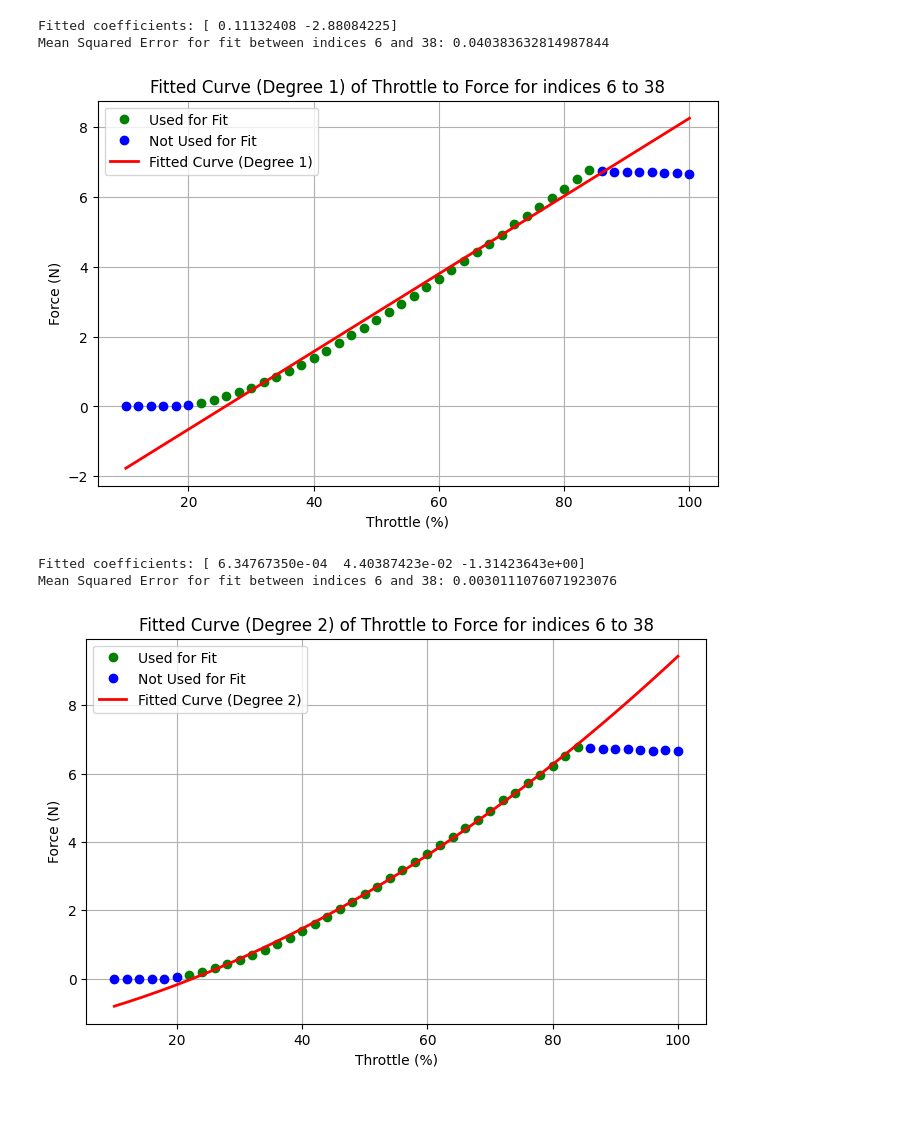
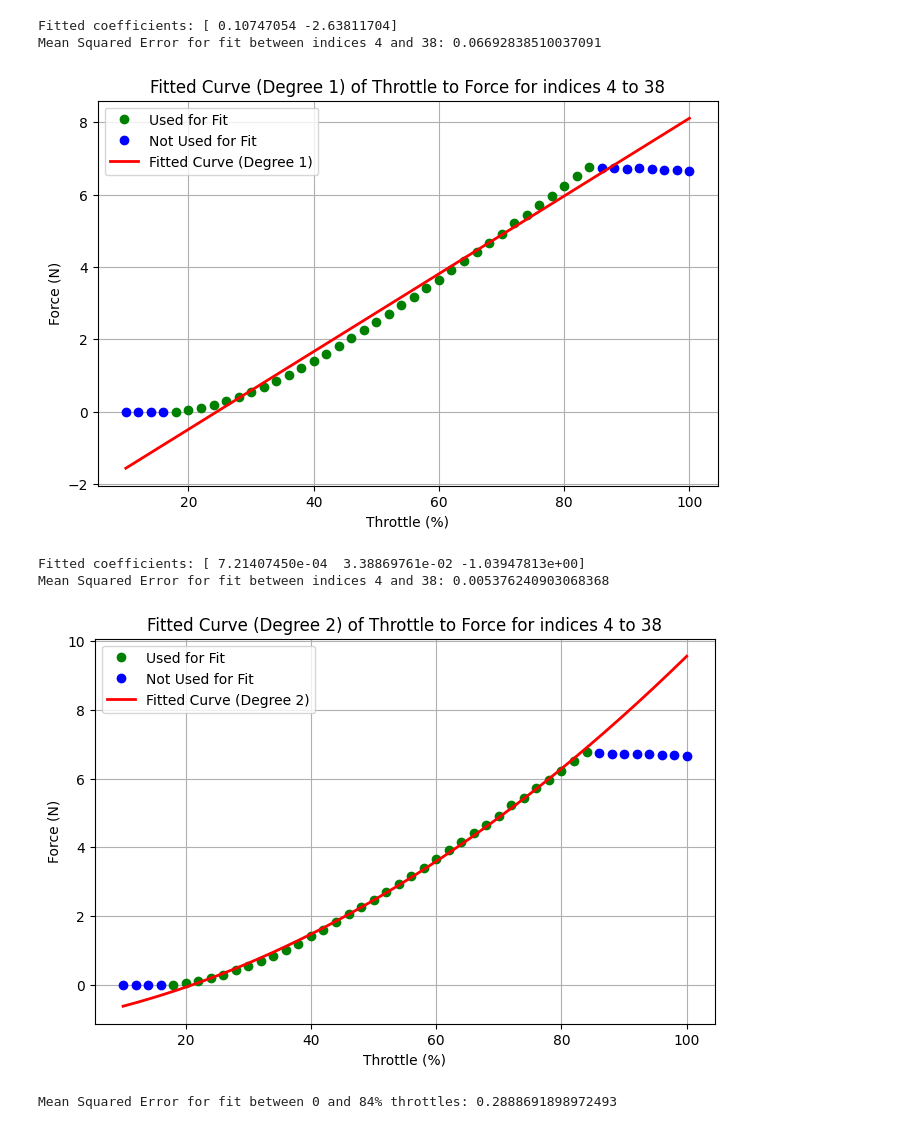
Before and after one commit to maxschwe/QuadrocopterSystem, a Jupyter notebook: identification/identification_rotor_coeffs.ipynb, the cells around one changed output. Saved outputs shown, nothing was run; the diff lists cells and outputs as text; code cells hidden in the pictures.

```diff
--- a/identification/identification_rotor_coeffs.ipynb
+++ b/identification/identification_rotor_coeffs.ipynb
@@ -13,7 +13,7 @@ weights_thrust = np.array([
     680.50, 681.40, 679.20
 ])
 
-FIT_SPACE_THRUST = [6, 38]  # indices for fitting range
+FIT_SPACE_THRUST = [4, 38]  # indices for fitting range
 
 # Convert weights to force (N)
 throttles_to_force = 9.81 / 1000 * weights_thrust
@@ -24,37 +24,77 @@ def fit(x, y, degree, fit_space):
 
     print("Fitted coefficients:", coefficients)
 
     x_fit = np.linspace(x.min(), x.max(), 500)
     y_fit = np.polyval(coefficients, x_fit)
 
     mse = np.mean((y[fit_space[0]:fit_space[1]] - np.polyval(coefficients, x[fit_space[0]:fit_space[1]]))**2)
     print(f"Mean Squared Error for fit between indices {fit_space[0]} and {fit_space[1]}: {mse}")
 
     plt.figure(figsize=(8,5))
     plt.plot(x[fit_space[0]:fit_space[1]], y[fit_space[0]:fit_space[1]], 'go', label='Used for Fit')
 
     # Points not used for fitting
     mask = np.ones_like(x, dtype=bool)
     mask[fit_space[0]:fit_space[1]] = False
     plt.plot(x[mask], y[mask], 'bo', label='Not Used for Fit')
 
     # Plot the quadratic fit
     plt.plot(x_fit, y_fit, 'r-', linewidth=2, label=f'Fitted Curve (Degree {degree})')
 
     plt.xlabel('Throttle (%)')
     plt.ylabel('Force (N)')
     plt.title(f'Fitted Curve (Degree {degree}) of Throttle to Force for indices {fit_space[0]} to {fit_space[1]}')
     plt.legend()
     plt.grid(True)
     plt.show()
 
+    return coefficients
+
+def fit_x_moved_parabel(x, y, fit_space, degree=2):
+    mask = (x >= fit_space[0]) & (x <= fit_space[1])
+
+    x_fit = x[mask]
+    y_fit = y[mask]
+    A = (x_fit - fit_space[0]) ** degree
+
+    # convert to 2D array for lstsq
+    A = A.reshape(-1, 1)
+
+    coeffs, residuals, rank, s = np.linalg.lstsq(A, y_fit, rcond=None)
+    y_fit_pred = coeffs[0] * (x_fit - fit_space[0]) ** degree
+
+    mse = np.mean((y_fit - y_fit_pred)**2)
+    print(f"Mean Squared Error for fit between {fit_space[0]} and {fit_space[1]}% throttles: {mse}")
+
+    plt.figure(figsize=(8,5))
+    plt.plot(x_fit, y_fit, 'go', label='Used for Fit')
+
+    # Points not used for fitting
+    plt.plot(x[~mask], y[~mask], 'bo', label='Not Used for Fit')
+
+    # Plot the quadratic fit
+    x_pred = np.linspace(fit_space[0], fit_space[1], 500)
+    y_pred = coeffs[0] * (x_pred - fit_space[0]) ** degree
+
+    plt.plot(x_pred, y_pred, 'r-', linewidth=2, label='Fitted Curve')
+
+    plt.xlabel('Throttle (%)')
+    plt.ylabel('Force (N)')
+    plt.title(f'Fitted Curve of Throttle to Force for indices {fit_space[0]} to {fit_space[1]}')
+    plt.legend()
+    plt.grid(True)
+    plt.show()
+
+
 
 fit(throttles, throttles_to_force, degree=1, fit_space=FIT_SPACE_THRUST)
-fit(throttles, throttles_to_force, degree=2, fit_space=FIT_SPACE_THRUST)
+force_coeffs_2d = fit(throttles, throttles_to_force, degree=2, fit_space=FIT_SPACE_THRUST)
+fit_x_moved_parabel(throttles, throttles_to_force, fit_space=[0, 84], degree=3)
 # %% [output]
-Fitted coefficients: [ 0.11132408 -2.88084225]
-Mean Squared Error for fit between indices 6 and 38: 0.040383632814987844
+Fitted coefficients: [ 0.10747054 -2.63811704]
+Mean Squared Error for fit between indices 4 and 38: 0.06692838510037091
-[figure, old version]
+[figure, new version]
-Fitted coefficients: [ 6.34767350e-04  4.40387423e-02 -1.31423643e+00]
-Mean Squared Error for fit between indices 6 and 38: 0.0030111076071923076
+Fitted coefficients: [ 7.21407450e-04  3.38869761e-02 -1.03947813e+00]
+Mean Squared Error for fit between indices 4 and 38: 0.005376240903068368
-[figure, old version]
+[figure, new version]
+Mean Squared Error for fit between 0 and 84% throttles: 0.2888691898972493
```
Also changed, not shown: parts of 2 cells of this notebook, 4 other files.
